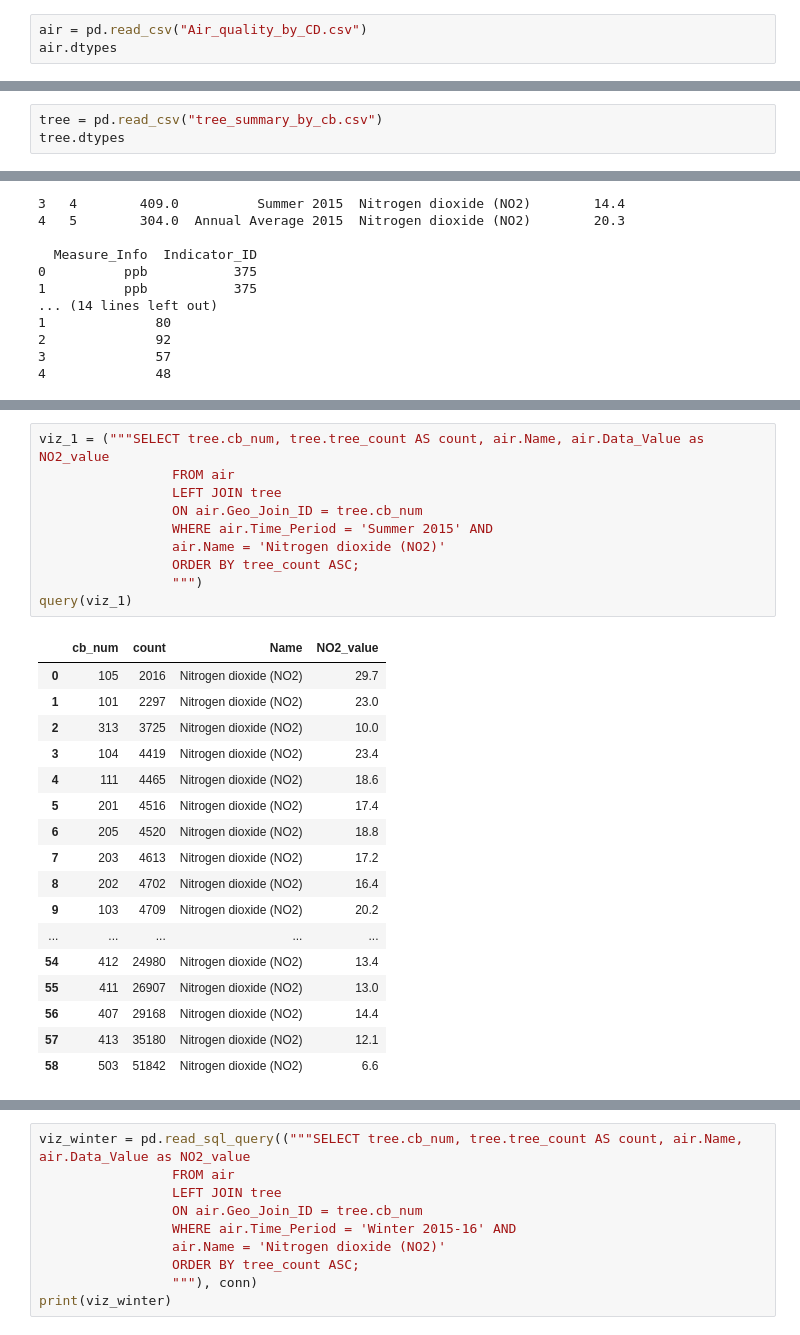
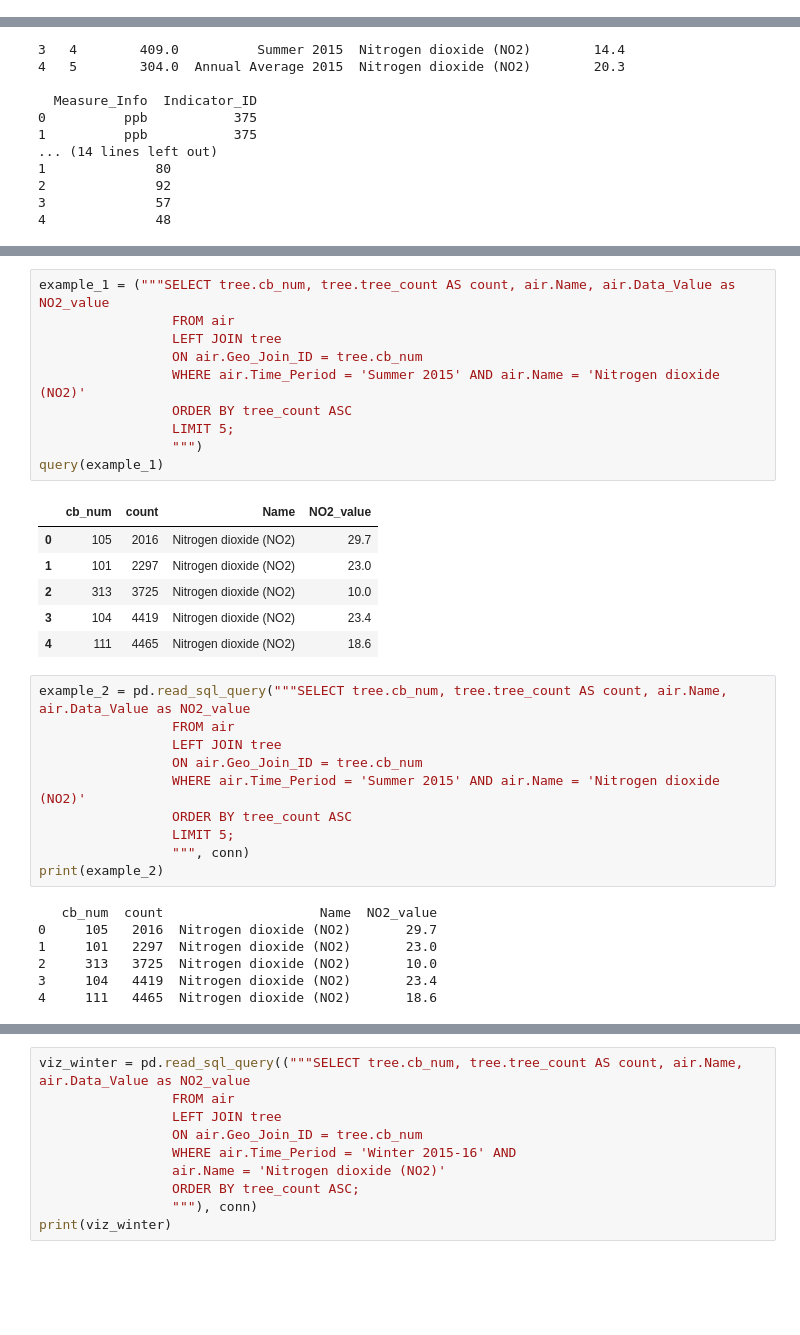
Before and after one commit to Angela-Rene/Trees_in_NYC, a Jupyter notebook: sql_and_plots.ipynb, the cells around one changed output, grey strips where cells are left out. Cells and saved outputs as stored; diff of their text form; blank space fills up the shorter version.

```diff
--- a/sql_and_plots.ipynb
+++ b/sql_and_plots.ipynb
@@ -7,6 +7,3 @@ import pandas as pd
 import matplotlib.pyplot as plt
 import sqlite3
 import tabulate
-# %%
-air = pd.read_csv("Air_quality_by_CD.csv")
-air.dtypes
@@ -22,3 +9,0 @@ dtype: object
-# %%
-tree = pd.read_csv("tree_summary_by_cb.csv")
-tree.dtypes
@@ -165,31 +169,37 @@ query(joined_tables)
 # %%
-viz_1 = ("""SELECT tree.cb_num, tree.tree_count AS count, air.Name, air.Data_Value as NO2_value
+example_1 = ("""SELECT tree.cb_num, tree.tree_count AS count, air.Name, air.Data_Value as NO2_value
                  FROM air
                  LEFT JOIN tree
                  ON air.Geo_Join_ID = tree.cb_num
-                 WHERE air.Time_Period = 'Summer 2015' AND
-                 air.Name = 'Nitrogen dioxide (NO2)'
-                 ORDER BY tree_count ASC;
+                 WHERE air.Time_Period = 'Summer 2015' AND air.Name = 'Nitrogen dioxide (NO2)'
+                 ORDER BY tree_count ASC
+                 LIMIT 5;
                  """)
-query(viz_1)
+query(example_1)
 # %% [output]
 |  | cb_num | count | Name | NO2_value |
 | 0 | 105 | 2016 | Nitrogen dioxide (NO2) | 29.7 |
 | 1 | 101 | 2297 | Nitrogen dioxide (NO2) | 23.0 |
 | 2 | 313 | 3725 | Nitrogen dioxide (NO2) | 10.0 |
 | 3 | 104 | 4419 | Nitrogen dioxide (NO2) | 23.4 |
 | 4 | 111 | 4465 | Nitrogen dioxide (NO2) | 18.6 |
-| 5 | 201 | 4516 | Nitrogen dioxide (NO2) | 17.4 |
-| 6 | 205 | 4520 | Nitrogen dioxide (NO2) | 18.8 |
-| 7 | 203 | 4613 | Nitrogen dioxide (NO2) | 17.2 |
-| 8 | 202 | 4702 | Nitrogen dioxide (NO2) | 16.4 |
-| 9 | 103 | 4709 | Nitrogen dioxide (NO2) | 20.2 |
-| ... | ... | ... | ... | ... |
-| 54 | 412 | 24980 | Nitrogen dioxide (NO2) | 13.4 |
-| 55 | 411 | 26907 | Nitrogen dioxide (NO2) | 13.0 |
-| 56 | 407 | 29168 | Nitrogen dioxide (NO2) | 14.4 |
-| 57 | 413 | 35180 | Nitrogen dioxide (NO2) | 12.1 |
-| 58 | 503 | 51842 | Nitrogen dioxide (NO2) | 6.6 |
+# %%
+example_2 = pd.read_sql_query("""SELECT tree.cb_num, tree.tree_count AS count, air.Name, air.Data_Value as NO2_value
+                 FROM air
+                 LEFT JOIN tree
+                 ON air.Geo_Join_ID = tree.cb_num
+                 WHERE air.Time_Period = 'Summer 2015' AND air.Name = 'Nitrogen dioxide (NO2)'
+                 ORDER BY tree_count ASC
+                 LIMIT 5;
+                 """, conn)
+print(example_2)
+# %% [output]
+   cb_num  count                    Name  NO2_value
+0     105   2016  Nitrogen dioxide (NO2)       29.7
+1     101   2297  Nitrogen dioxide (NO2)       23.0
+2     313   3725  Nitrogen dioxide (NO2)       10.0
+3     104   4419  Nitrogen dioxide (NO2)       23.4
+4     111   4465  Nitrogen dioxide (NO2)       18.6
 # %%
 viz_summer = pd.read_sql_query(("""SELECT tree.cb_num, tree.tree_count AS count, air.Name, air.Data_Value as NO2_value
                  FROM air
```
Also changed, not shown: parts of 22 cells of this notebook, 1 other file.
